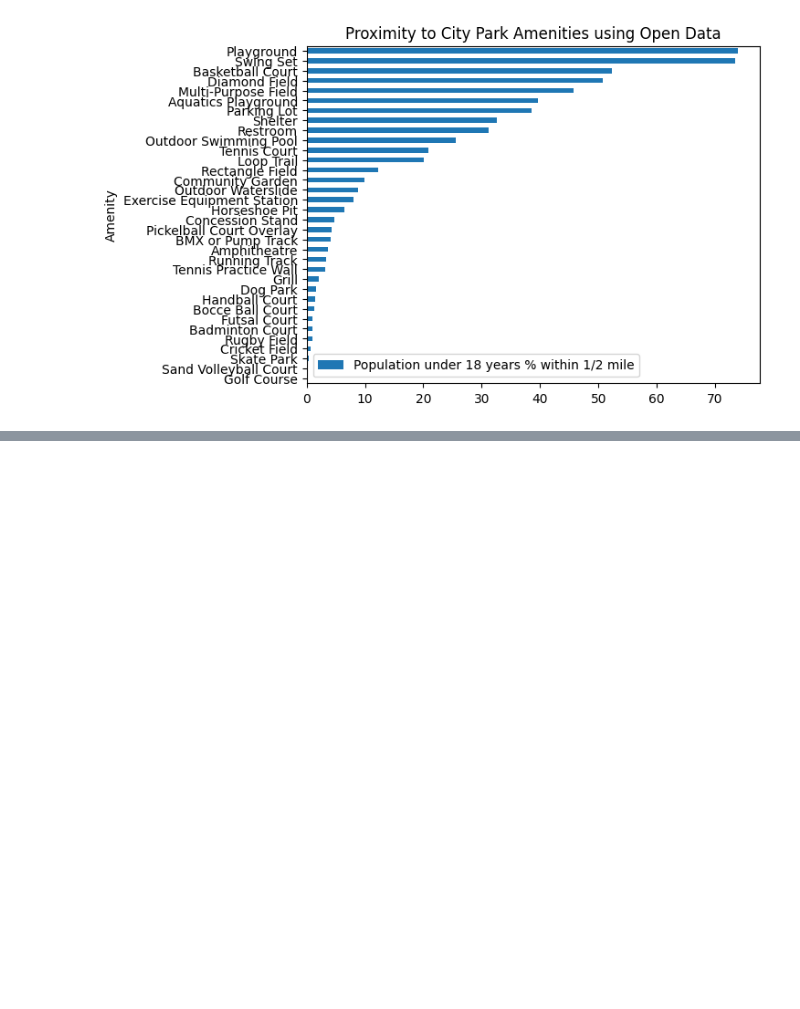
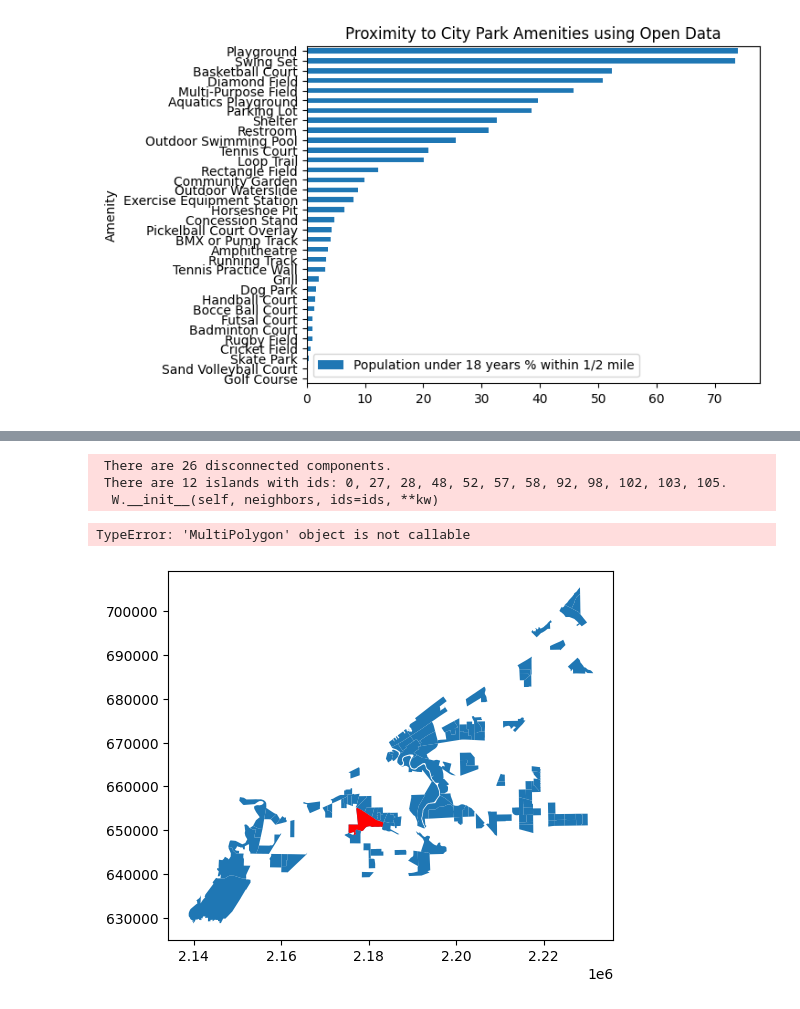
Before and after one commit to City-of-Cleveland/open-data-examples, a Jupyter notebook: 03-Recreation access across Cleveland.ipynb, the cells around one changed output, grey strips where cells are left out. Saved outputs shown, nothing was run; the diff lists cells and outputs as text; code cells hidden in the pictures; blank space fills up the shorter version.

Commit message:
Closer. Optimal polygon selected

```diff
--- a/03-Recreation access across Cleveland.ipynb
+++ b/03-Recreation access across Cleveland.ipynb
@@ -211,0 +225,25 @@ Text(0.5, 1.0, 'Proximity to City Park Amenities using Open Data')
+# %%
+# Block gruops that don't have access to playground now. These are candidates for assessing optimal location
+candidate_bgs = cle_bgs[cle_bgs['Playground_flag'] == False]
+
+# The Rook contiguity tells us for each tract that doesn't have access now, what other no access tracts share an edge
+w_rook = Rook.from_dataframe(candidate_bgs)
+# %% [output]
+ There are 26 disconnected components.
+ There are 12 islands with ids: 0, 27, 28, 48, 52, 57, 58, 92, 98, 102, 103, 105.
+  W.__init__(self, neighbors, ids=ids, **kw)
+# %%
+population_dict = {}
+for bg in w_rook.neighbors.items():
+    cluster_pop = candidate_bgs.iloc[bg[1]]['Population under 18 years'].sum()
+    population_dict[bg[0]] = cluster_pop
+# %%
+max_idx = max(population_dict, key=population_dict.get)
+# %%
+ax = candidate_bgs.plot()
+candidate_bgs.iloc[[max_idx]].plot(ax=ax, facecolor='red')
+candidate_bgs.iloc[w_rook.neighbors[max_idx]].plot(ax=ax, facecolor='none', edgecolor='green')
+city_gdf.plot(ax=ax, edgecolor='black', facecolor='none')
+# %% [output]
+TypeError: 'MultiPolygon' object is not callable
+[figure, added]
```
Also changed, not shown: parts of 7 cells of this notebook.
